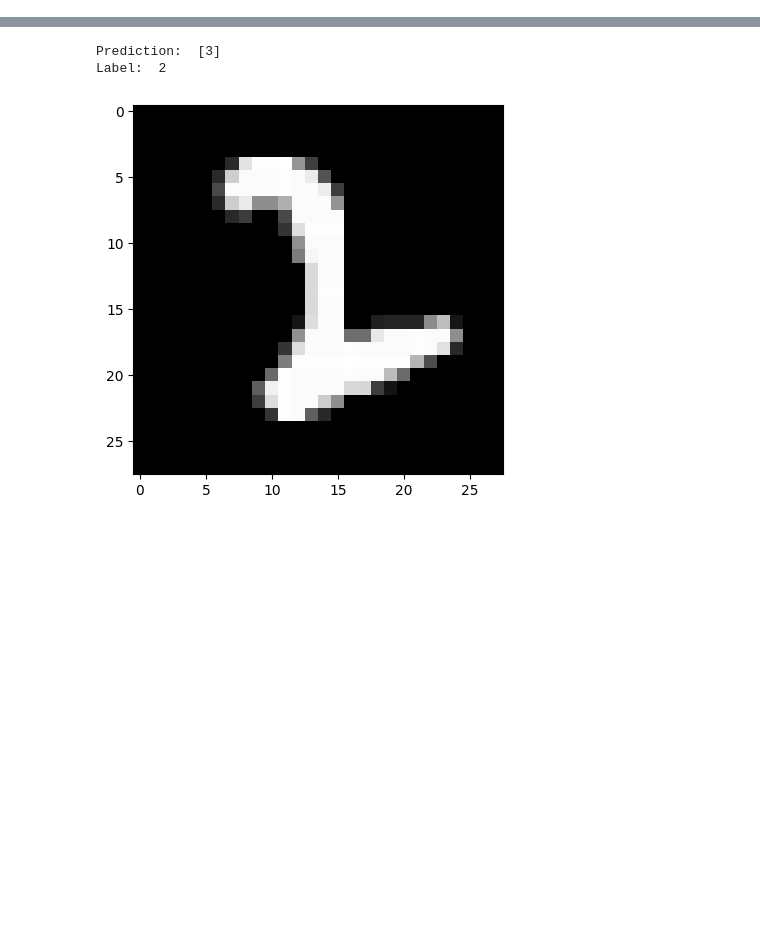
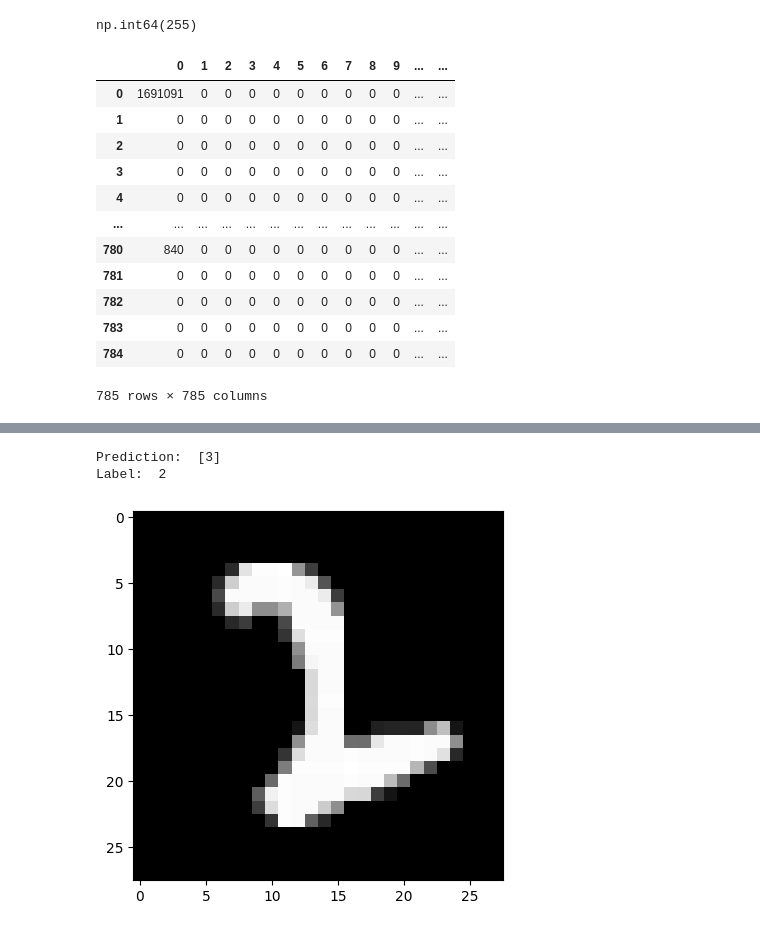
Before and after one commit to pwharned/neural-net, a Jupyter notebook: python/Untitled.ipynb, the cells around one changed output, grey strips where cells are left out. Saved outputs shown, nothing was run; the diff lists cells and outputs as text; code cells hidden in the pictures; blank space fills up the shorter version.

```diff
--- a/python/Untitled.ipynb
+++ b/python/Untitled.ipynb
@@ -187,0 +67,5 @@ print(sum(sum(dW1)))
+# %%
+%%time
+data = pd.read_csv('mnist_train.csv')
+data = np.array(data).T
+result = data/np.max(data)
@@ -187,0 +75,20 @@ print(sum(sum(dW1)))
+# %%
+np.max(data)
+# %% [output]
+np.int64(255)
+# %%
+pd.DataFrame(result.T.T)
+# %% [output]
+|  | 0 | 1 | 2 | 3 | 4 | 5 | 6 | 7 | 8 | 9 | ... | ... |
+| 0 | 1691091 | 0 | 0 | 0 | 0 | 0 | 0 | 0 | 0 | 0 | ... | ... |
+| 1 | 0 | 0 | 0 | 0 | 0 | 0 | 0 | 0 | 0 | 0 | ... | ... |
+| 2 | 0 | 0 | 0 | 0 | 0 | 0 | 0 | 0 | 0 | 0 | ... | ... |
+| 3 | 0 | 0 | 0 | 0 | 0 | 0 | 0 | 0 | 0 | 0 | ... | ... |
+| 4 | 0 | 0 | 0 | 0 | 0 | 0 | 0 | 0 | 0 | 0 | ... | ... |
+| ... | ... | ... | ... | ... | ... | ... | ... | ... | ... | ... | ... | ... |
+| 780 | 840 | 0 | 0 | 0 | 0 | 0 | 0 | 0 | 0 | 0 | ... | ... |
+| 781 | 0 | 0 | 0 | 0 | 0 | 0 | 0 | 0 | 0 | 0 | ... | ... |
+| 782 | 0 | 0 | 0 | 0 | 0 | 0 | 0 | 0 | 0 | 0 | ... | ... |
+| 783 | 0 | 0 | 0 | 0 | 0 | 0 | 0 | 0 | 0 | 0 | ... | ... |
+| 784 | 0 | 0 | 0 | 0 | 0 | 0 | 0 | 0 | 0 | 0 | ... | ... |
+785 rows × 785 columns
```
Also changed, not shown: parts of 34 cells of this notebook, 5 other files.
